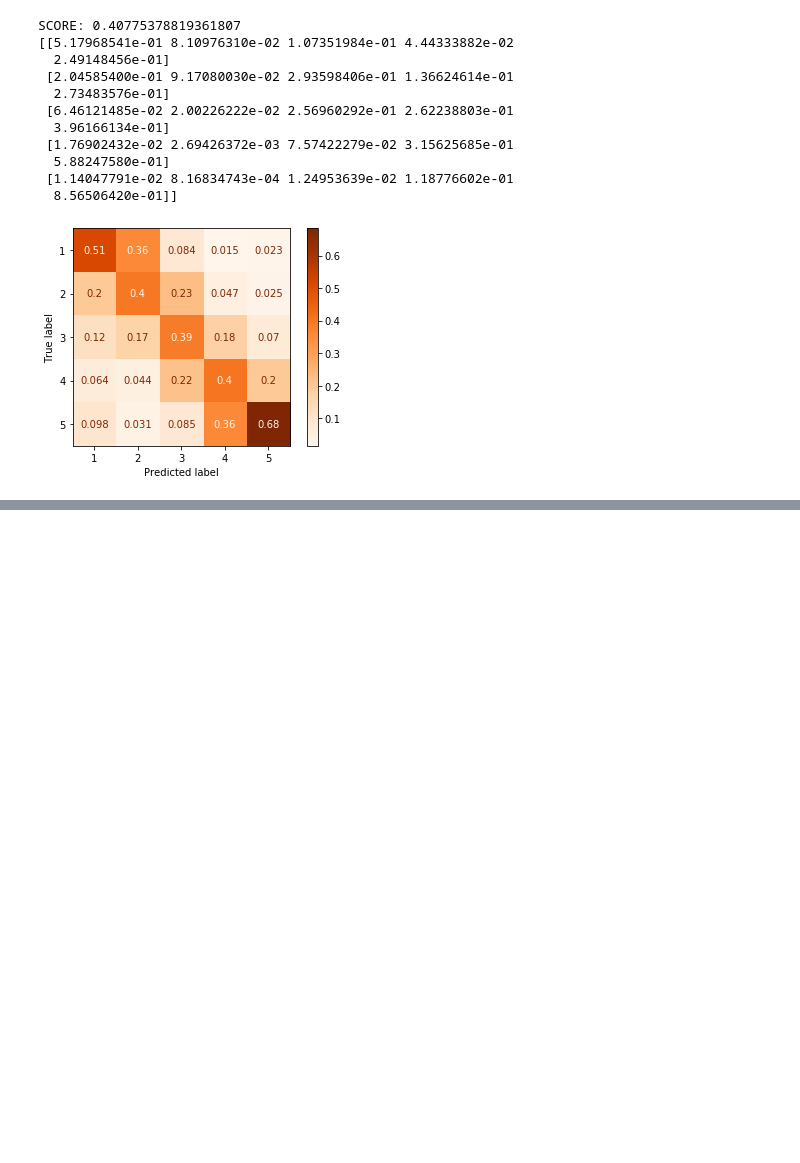
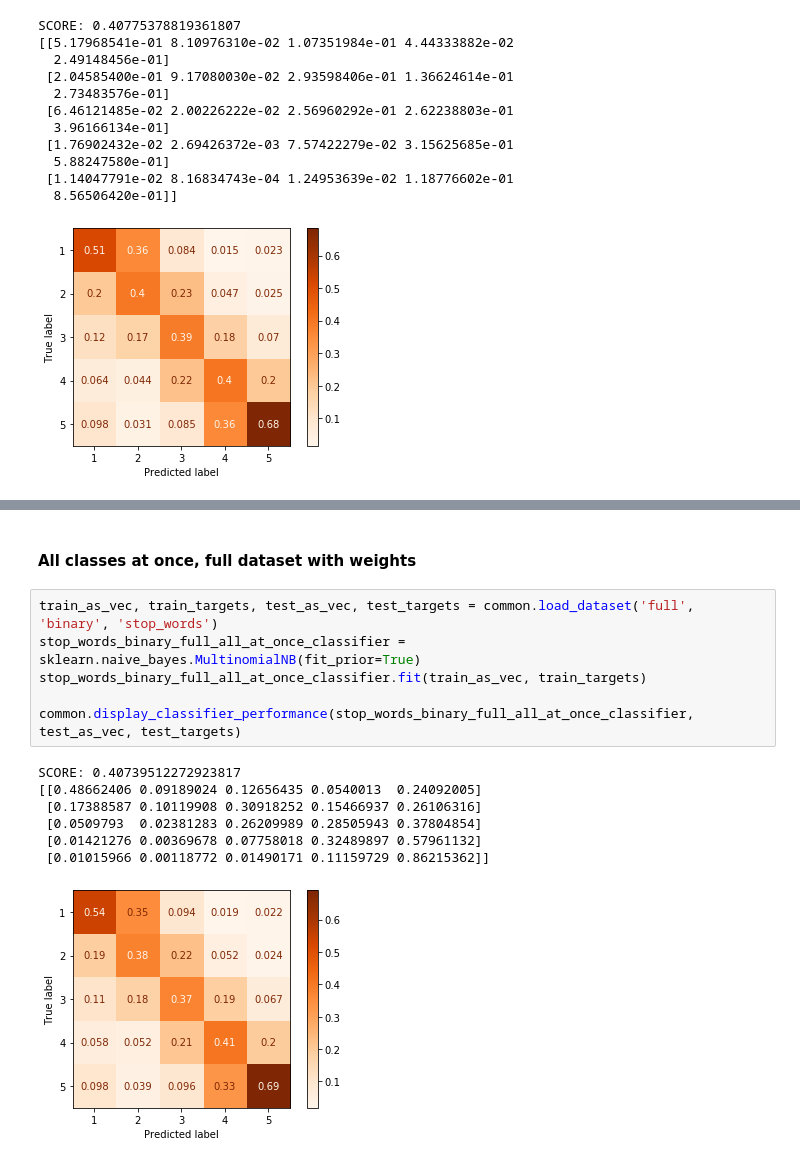
Before and after one commit to Asgavar/amazon-reviews, a Jupyter notebook: experimentation-naive-bayes.ipynb, the cells around one changed output, grey strips where cells are left out. Saved outputs shown, nothing was run; the diff lists cells and outputs as text; blank space fills up the shorter version.

```diff
--- a/experimentation-naive-bayes.ipynb
+++ b/experimentation-naive-bayes.ipynb
@@ -191,0 +229,16 @@ SCORE: 0.40775378819361807
+# %% [markdown]
+#### All classes at once, full dataset **with weights**
+# %%
+train_as_vec, train_targets, test_as_vec, test_targets = common.load_dataset('full', 'binary', 'stop_words')
+stop_words_binary_full_all_at_once_classifier = sklearn.naive_bayes.MultinomialNB(fit_prior=True)
+stop_words_binary_full_all_at_once_classifier.fit(train_as_vec, train_targets)
+
+common.display_classifier_performance(stop_words_binary_full_all_at_once_classifier, test_as_vec, test_targets)
+# %% [output]
+SCORE: 0.40739512272923817
+[[0.48662406 0.09189024 0.12656435 0.0540013  0.24092005]
+ [0.17388587 0.10119908 0.30918252 0.15466937 0.26106316]
+ [0.0509793  0.02381283 0.26209989 0.28505943 0.37804854]
+ [0.01421276 0.00369678 0.07758018 0.32489897 0.57961132]
+ [0.01015966 0.00118772 0.01490171 0.11159729 0.86215362]]
+[figure, added]
```
Also changed, not shown: parts of 13 cells of this notebook, 1 other file.
